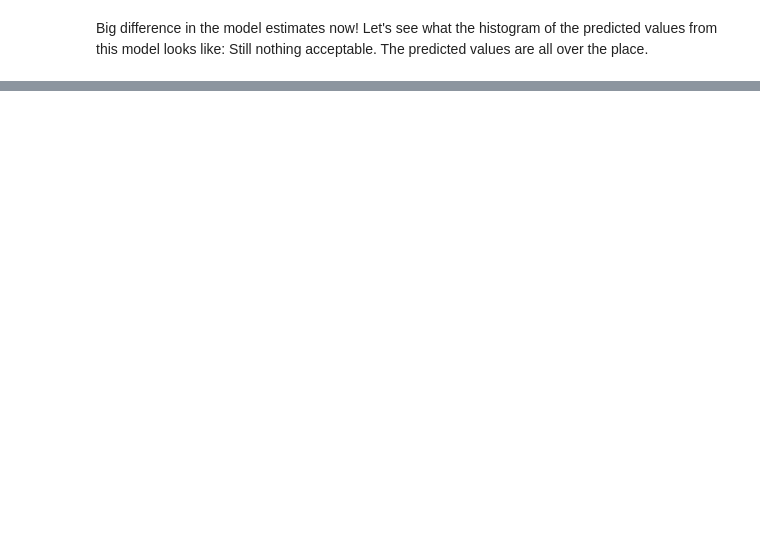
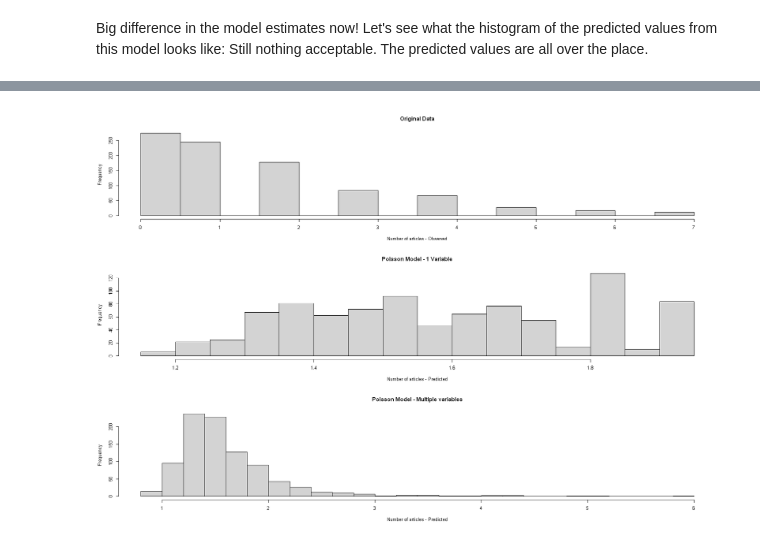
Before and after one commit to gishar/Count-Data-Modeling, a Jupyter notebook: Learning Count Data Modeling.ipynb, the cells around one changed output, grey strips where cells are left out. Drawn from its saved outputs; the diff is of its cells as text; code cells hidden in the pictures; blank space fills up the shorter version.

```diff
--- a/Learning Count Data Modeling.ipynb
+++ b/Learning Count Data Modeling.ipynb
@@ -324,0 +267,6 @@ hist(Poisson.fit1.clean$fitted.values, main = "Histogram of predicted values");
+# %%
+Poisson.fit2 = glm(articles ~ . - married,
+                   data = PhDPublicationsClean,
+                   family = "poisson") ; summary(Poisson.fit2)
+par(mfrow = c(2,2)); plot(Poisson.fit2); par(mfrow = c(1,1))
+print(describe(Poisson.fit2$residuals))
@@ -324,0 +302,17 @@ hist(Poisson.fit1.clean$fitted.values, main = "Histogram of predicted values");
+# %%
+options(repr.plot.width=15, repr.plot.height=10)
+par(mfrow = c(3,1));
+hist(PhDPublicationsClean$articles,
+     breaks = 25,
+     main = "Original Data",
+    xlab = "Number of articles - Observed")
+hist(Poisson.fit1.clean$fitted.values,
+     main = "Poisson Model - 1 Variable",
+    xlab = "Number of articles - Predicted")
+hist(Poisson.fit2$fitted.values,
+     breaks = 25,
+     main = "Poisson Model - Multiple variables",
+    xlab = "Number of articles - Predicted")
+par(mfrow = c(1,1))
+# %% [output]
+[figure, added]
```
Also changed, not shown: parts of 23 cells of this notebook.
